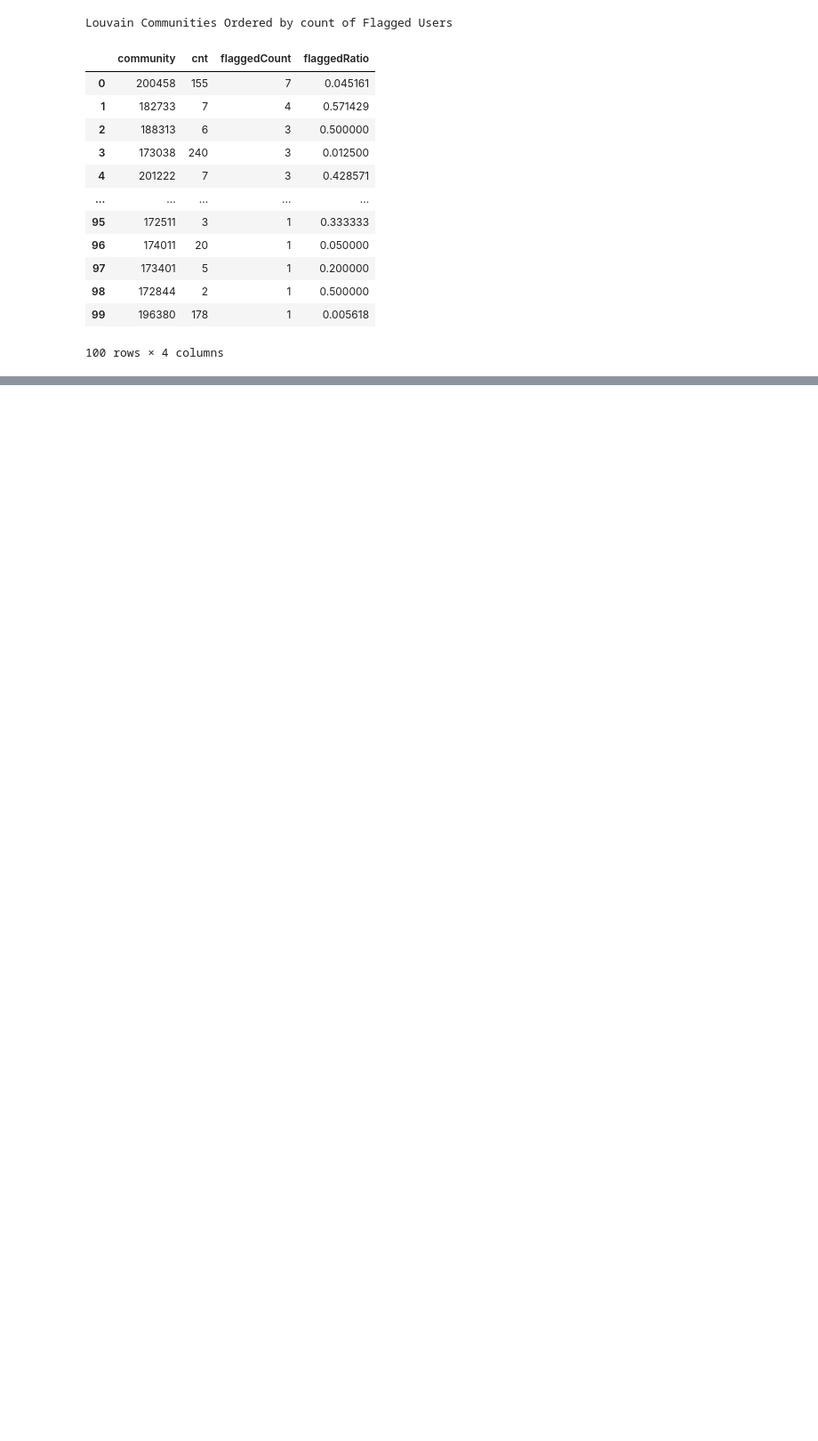
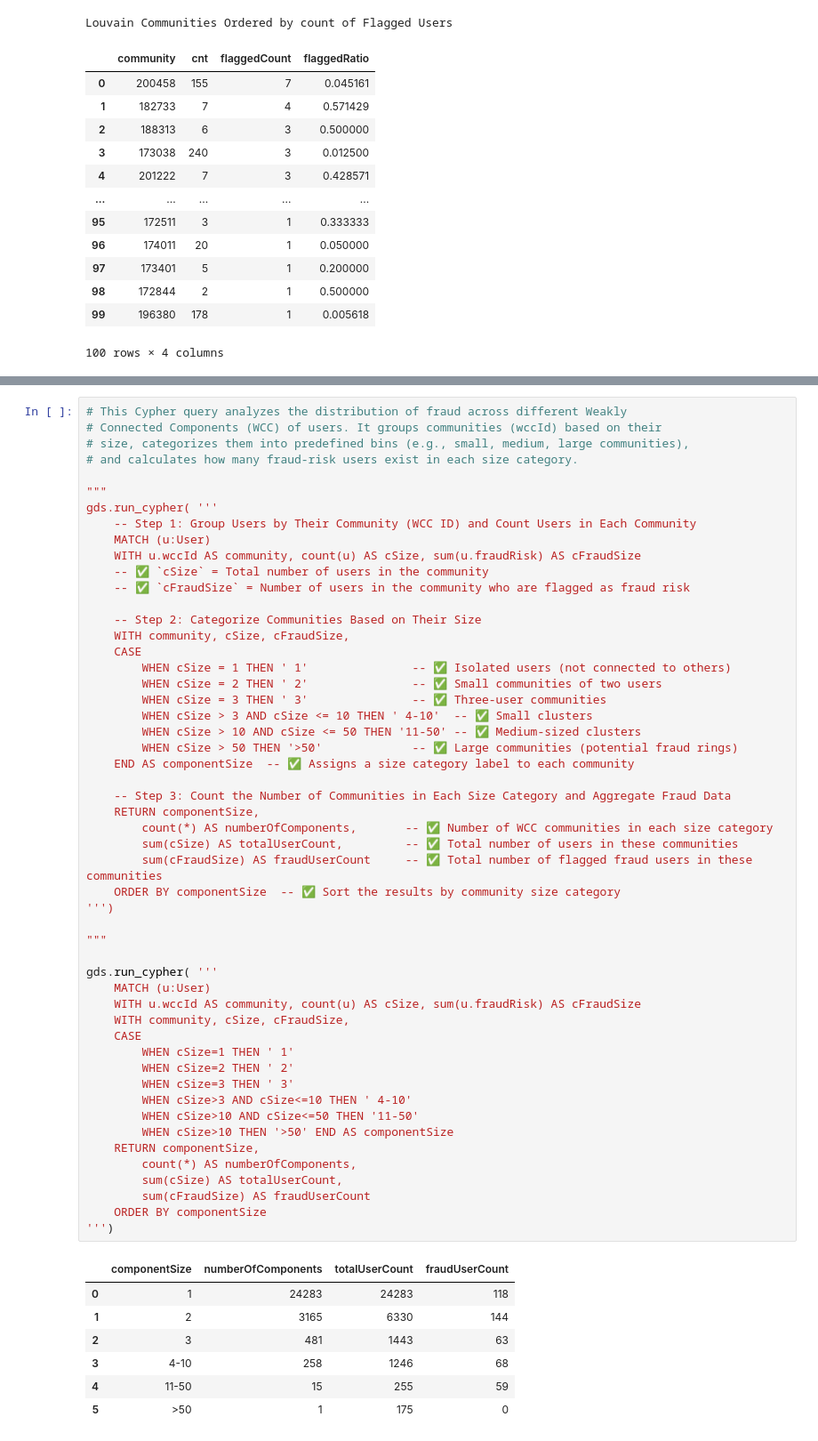
Before and after one commit to rmdorsey/fraud_detection_demo_p2p, a Jupyter notebook: fraud-detection-demo-with-p2p.ipynb, the cells around one changed output, grey strips where cells are left out. Shown at 89% size. Cells and saved outputs as stored; diff of their text form; blank space fills up the shorter version.

```diff
--- a/fraud-detection-demo-with-p2p.ipynb
+++ b/fraud-detection-demo-with-p2p.ipynb
@@ -378,0 +563,60 @@ Louvain Communities Ordered by count of Flagged Users
+# %%
+# This Cypher query analyzes the distribution of fraud across different Weakly
+# Connected Components (WCC) of users. It groups communities (wccId) based on their
+# size, categorizes them into predefined bins (e.g., small, medium, large communities),
+# and calculates how many fraud-risk users exist in each size category.
+
+"""
+gds.run_cypher( '''
+    -- Step 1: Group Users by Their Community (WCC ID) and Count Users in Each Community
+    MATCH (u:User)
+    WITH u.wccId AS community, count(u) AS cSize, sum(u.fraudRisk) AS cFraudSize
+    -- ✅ `cSize` = Total number of users in the community
+    -- ✅ `cFraudSize` = Number of users in the community who are flagged as fraud risk
+
+    -- Step 2: Categorize Communities Based on Their Size
+    WITH community, cSize, cFraudSize,
+    CASE
+        WHEN cSize = 1 THEN ' 1'               -- ✅ Isolated users (not connected to others)
+        WHEN cSize = 2 THEN ' 2'               -- ✅ Small communities of two users
+        WHEN cSize = 3 THEN ' 3'               -- ✅ Three-user communities
+        WHEN cSize > 3 AND cSize <= 10 THEN ' 4-10'  -- ✅ Small clusters
+        WHEN cSize > 10 AND cSize <= 50 THEN '11-50' -- ✅ Medium-sized clusters
+        WHEN cSize > 50 THEN '>50'             -- ✅ Large communities (potential fraud rings)
+    END AS componentSize  -- ✅ Assigns a size category label to each community
+
+    -- Step 3: Count the Number of Communities in Each Size Category and Aggregate Fraud Data
+    RETURN componentSize,
+        count(*) AS numberOfComponents,       -- ✅ Number of WCC communities in each size category
+        sum(cSize) AS totalUserCount,         -- ✅ Total number of users in these communities
+        sum(cFraudSize) AS fraudUserCount     -- ✅ Total number of flagged fraud users in these communities
+    ORDER BY componentSize  -- ✅ Sort the results by community size category
+''')
+
+"""
+
+gds.run_cypher( '''
+    MATCH (u:User)
+    WITH u.wccId AS community, count(u) AS cSize, sum(u.fraudRisk) AS cFraudSize
+    WITH community, cSize, cFraudSize,
+    CASE
+        WHEN cSize=1 THEN ' 1'
+        WHEN cSize=2 THEN ' 2'
+        WHEN cSize=3 THEN ' 3'
+        WHEN cSize>3 AND cSize<=10 THEN ' 4-10'
+        WHEN cSize>10 AND cSize<=50 THEN '11-50'
+        WHEN cSize>10 THEN '>50' END AS componentSize
+    RETURN componentSize,
+        count(*) AS numberOfComponents,
+        sum(cSize) AS totalUserCount,
+        sum(cFraudSize) AS fraudUserCount
+    ORDER BY componentSize
+''')
+# %% [output]
+|  | componentSize | numberOfComponents | totalUserCount | fraudUserCount |
+| 0 | 1 | 24283 | 24283 | 118 |
+| 1 | 2 | 3165 | 6330 | 144 |
+| 2 | 3 | 481 | 1443 | 63 |
+| 3 | 4-10 | 258 | 1246 | 68 |
+| 4 | 11-50 | 15 | 255 | 59 |
+| 5 | >50 | 1 | 175 | 0 |
```
Also changed, not shown: parts of 16 cells of this notebook.
